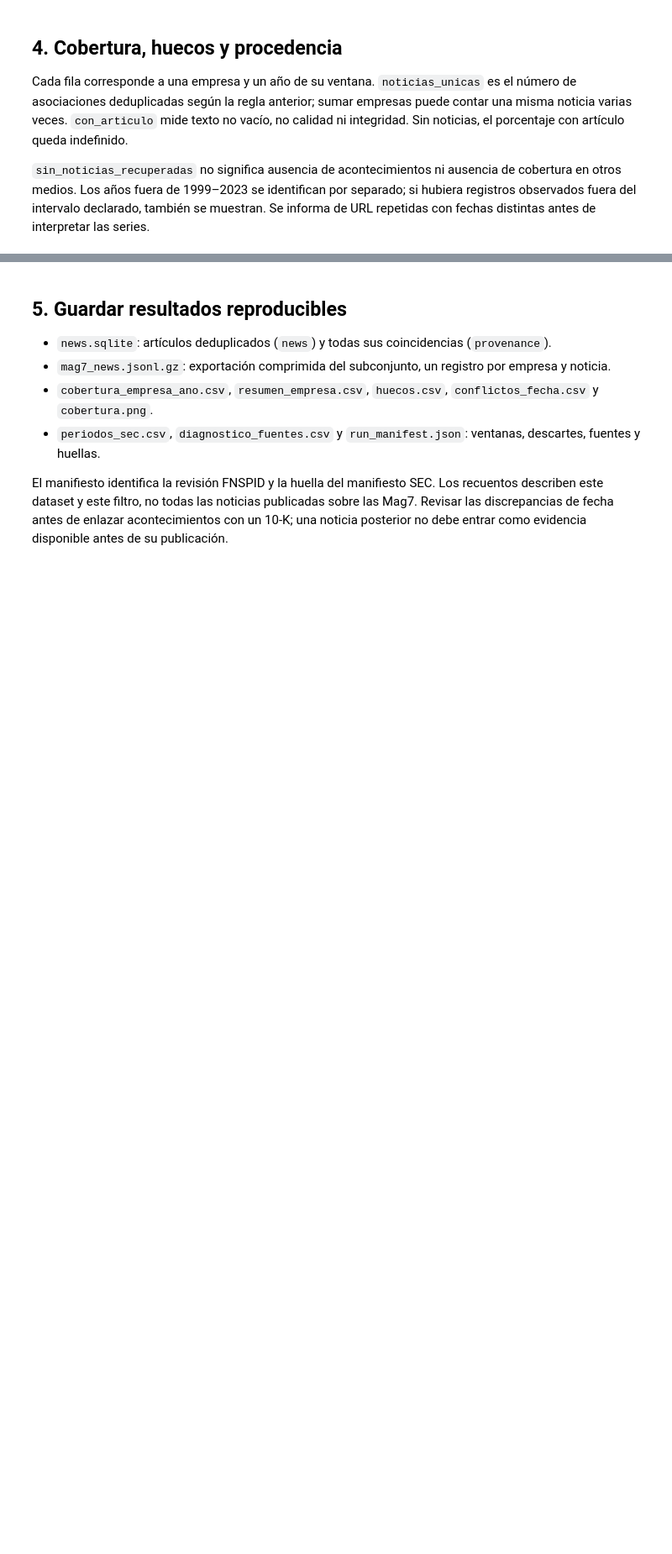
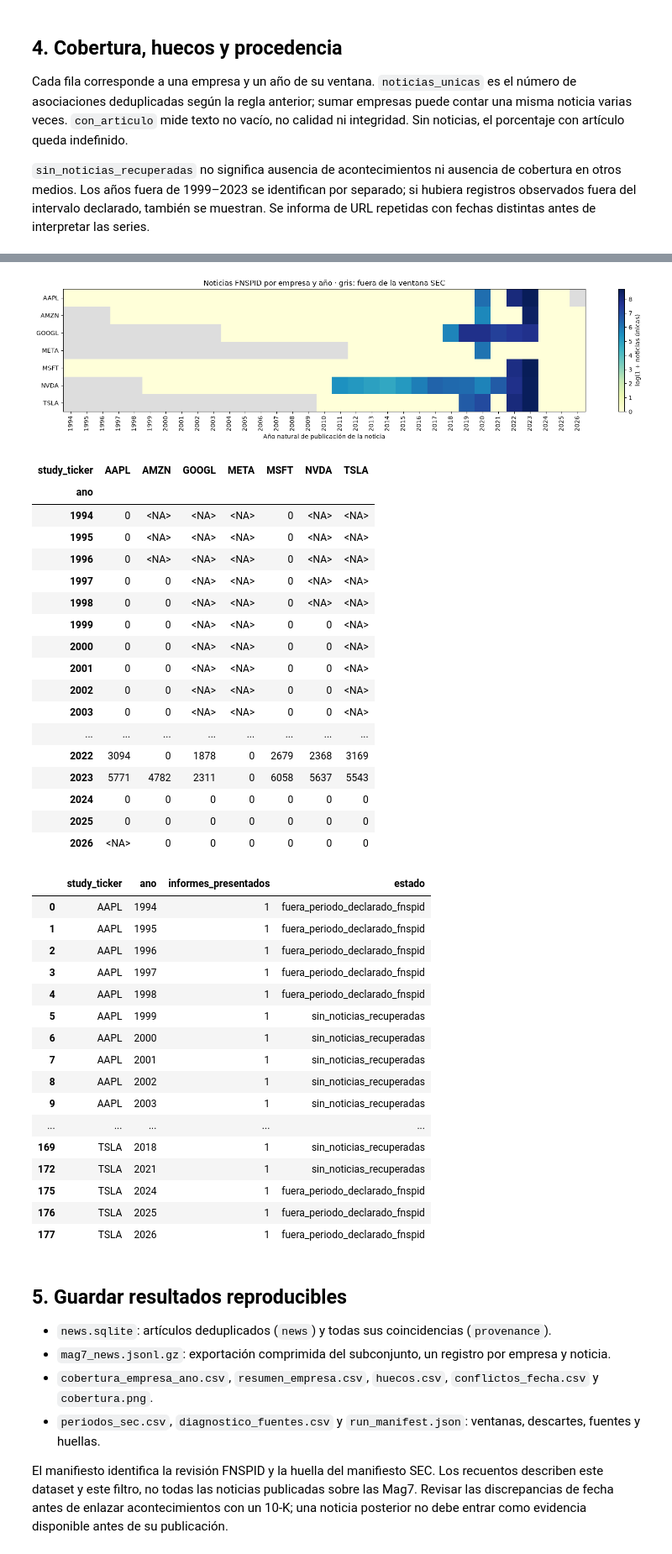
Before and after one commit to JaviChulvi/sec-risk-intelligence, a Jupyter notebook: notebooks/mag7_fnspid_news.ipynb, the cells around one changed output, grey strips where cells are left out. Shown at 84% size. Drawn from its saved outputs; the diff is of its cells as text; code cells hidden in the pictures; blank space fills up the shorter version.

Commit message:
Guarda la ejecución completa de FNSPID y sus huecos de cobertura

```diff
--- a/notebooks/mag7_fnspid_news.ipynb
+++ b/notebooks/mag7_fnspid_news.ipynb
@@ -363,20 +420,59 @@ display(date_conflicts.head(20))
 # %%
 matrix = coverage.pivot(index="study_ticker", columns="ano", values="noticias_unicas")
 fig, ax = plt.subplots(figsize=(16, 4))
 cmap = plt.get_cmap("YlGnBu").copy()
 cmap.set_bad("#dddddd")
 heatmap = ax.imshow(np.log1p(matrix.to_numpy(dtype=float)), aspect="auto", cmap=cmap)
 ax.set_xticks(range(len(matrix.columns)), matrix.columns, rotation=90)
 ax.set_yticks(range(len(matrix.index)), matrix.index)
 ax.set_xlabel("Año natural de publicación de la noticia")
 ax.set_title("Noticias FNSPID por empresa y año · gris: fuera de la ventana SEC")
 fig.colorbar(heatmap, ax=ax, label="log(1 + noticias únicas)")
 fig.tight_layout()
 fig.savefig(OUTPUT_DIR / "cobertura.png", dpi=160)
 plt.show()
 
-display(coverage.loc[coverage["noticias_unicas"].eq(0),
-                     ["study_ticker", "ano", "informes_presentados", "estado"]])
+display(matrix.T.astype("Int64"))
+with pd.option_context("display.max_rows", None):
+    display(coverage.loc[coverage["noticias_unicas"].eq(0),
+                         ["study_ticker", "ano", "informes_presentados", "estado"]])
+# %% [output]
+[figure, added]
+| study_ticker | AAPL | AMZN | GOOGL | META | MSFT | NVDA | TSLA |
+| ano |  |  |  |  |  |  |  |
+| 1994 | 0 | <NA> | <NA> | <NA> | 0 | <NA> | <NA> |
+| 1995 | 0 | <NA> | <NA> | <NA> | 0 | <NA> | <NA> |
+| 1996 | 0 | <NA> | <NA> | <NA> | 0 | <NA> | <NA> |
+| 1997 | 0 | 0 | <NA> | <NA> | 0 | <NA> | <NA> |
+| 1998 | 0 | 0 | <NA> | <NA> | 0 | <NA> | <NA> |
+| 1999 | 0 | 0 | <NA> | <NA> | 0 | 0 | <NA> |
+| 2000 | 0 | 0 | <NA> | <NA> | 0 | 0 | <NA> |
+| 2001 | 0 | 0 | <NA> | <NA> | 0 | 0 | <NA> |
+| 2002 | 0 | 0 | <NA> | <NA> | 0 | 0 | <NA> |
+| 2003 | 0 | 0 | <NA> | <NA> | 0 | 0 | <NA> |
+| ... | ... | ... | ... | ... | ... | ... | ... |
+| 2022 | 3094 | 0 | 1878 | 0 | 2679 | 2368 | 3169 |
+| 2023 | 5771 | 4782 | 2311 | 0 | 6058 | 5637 | 5543 |
+| 2024 | 0 | 0 | 0 | 0 | 0 | 0 | 0 |
+| 2025 | 0 | 0 | 0 | 0 | 0 | 0 | 0 |
+| 2026 | <NA> | 0 | 0 | 0 | 0 | 0 | 0 |
+|  | study_ticker | ano | informes_presentados | estado |
+| 0 | AAPL | 1994 | 1 | fuera_periodo_declarado_fnspid |
+| 1 | AAPL | 1995 | 1 | fuera_periodo_declarado_fnspid |
+| 2 | AAPL | 1996 | 1 | fuera_periodo_declarado_fnspid |
+| 3 | AAPL | 1997 | 1 | fuera_periodo_declarado_fnspid |
+| 4 | AAPL | 1998 | 1 | fuera_periodo_declarado_fnspid |
+| 5 | AAPL | 1999 | 1 | sin_noticias_recuperadas |
+| 6 | AAPL | 2000 | 1 | sin_noticias_recuperadas |
+| 7 | AAPL | 2001 | 1 | sin_noticias_recuperadas |
+| 8 | AAPL | 2002 | 1 | sin_noticias_recuperadas |
+| 9 | AAPL | 2003 | 1 | sin_noticias_recuperadas |
+| ... | ... | ... | ... | ... |
+| 169 | TSLA | 2018 | 1 | sin_noticias_recuperadas |
+| 172 | TSLA | 2021 | 1 | sin_noticias_recuperadas |
+| 175 | TSLA | 2024 | 1 | fuera_periodo_declarado_fnspid |
+| 176 | TSLA | 2025 | 1 | fuera_periodo_declarado_fnspid |
+| 177 | TSLA | 2026 | 1 | fuera_periodo_declarado_fnspid |
 # %% [markdown]
 ## 5. Guardar resultados reproducibles
 
```
Also changed, not shown: parts of 5 cells of this notebook.
